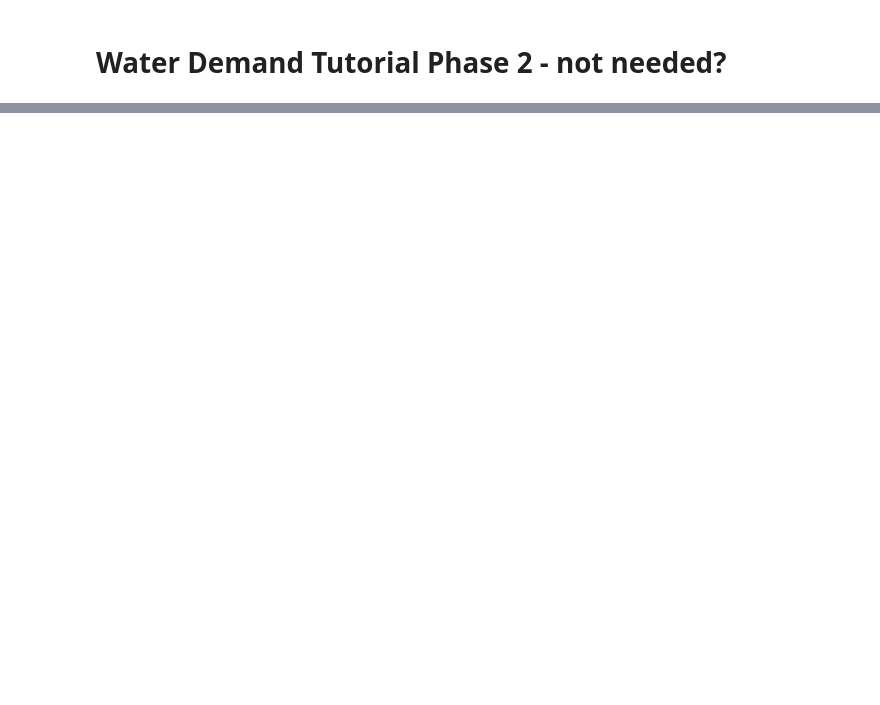
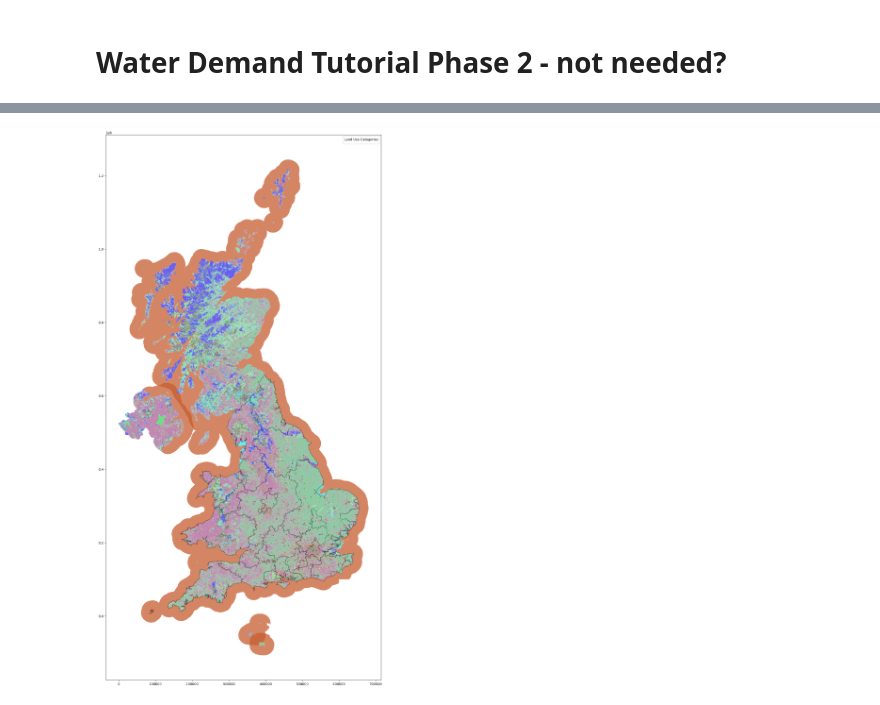
Before and after one commit to CharmsN/waterdemand, a Jupyter notebook: Draft_archived.ipynb, the cells around one changed output, grey strips where cells are left out. Cells and saved outputs as stored; diff of their text form; code cells hidden in the pictures; blank space fills up the shorter version.

```diff
--- a/Draft_archived.ipynb
+++ b/Draft_archived.ipynb
@@ -105,7 +167,29 @@ print('Number of unique categories: {}'.format(num_luc))
 # %%
-# pick colors for the individual landuse categories
+from matplotlib.colors import ListedColormap
 # Generate random RGB colors
 num_luc_colors = num_luc  # Number of colors to generate
 luc_colours = np.random.rand(num_luc_colors, 3)  # Generate random RGB values
+
+my_cmap = ListedColormap(luc_colours)
+
+ax = wrz.plot(figsize=(30,30), color='white', edgecolor='black')
+
+# pick colors for the individual landuse categories
+
+merged_landuse.plot(cmap=my_cmap, linewidth=2, edgecolor=None, column='LABEL', ax=ax, alpha=0.75)
+
+# Get the handles (patches) and labels of the legend
+handles, labels = ax.get_legend_handles_labels()
+
+# Create a new list of handles and labels, mapping the label text to the 'LABEL' column of the GeoDataFrame
+new_labels = [merged_landuse['LABEL'][i] for i in range(len(merged_landuse['LABEL'].unique()))]
+new_handles = handles[:len(merged_landuse['LABEL'].unique())]
+
+# Create a new legend with the updated labels and handles
+ax.legend(new_handles, new_labels, loc='best', title='Land Use Categories')
+
+plt.show()
+# %% [output]
+[figure, added]
 # %%
 print(merged_landuse.crs == outline.crs) # test if the crs is the same
```
Also changed, not shown: parts of 12 cells of this notebook, 2 other files.
